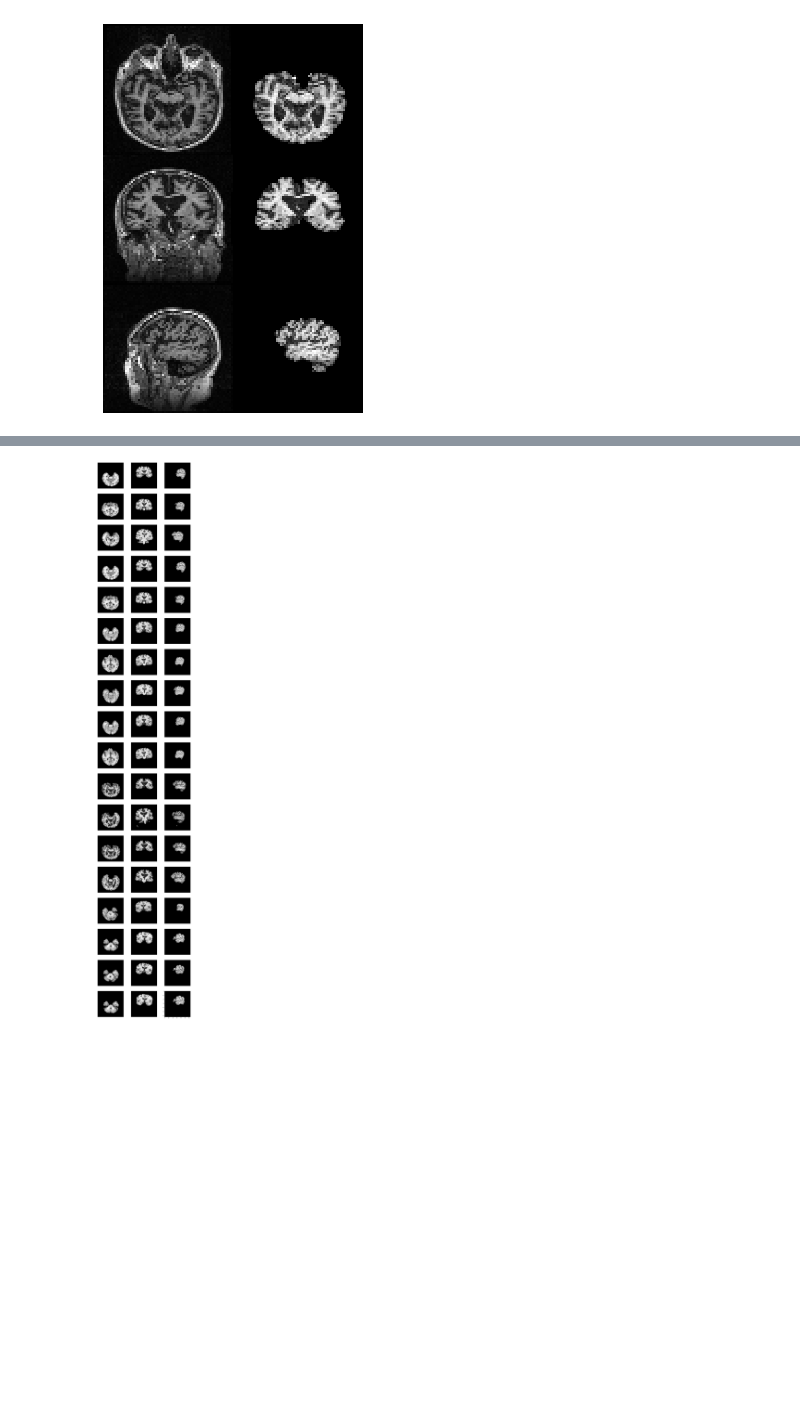
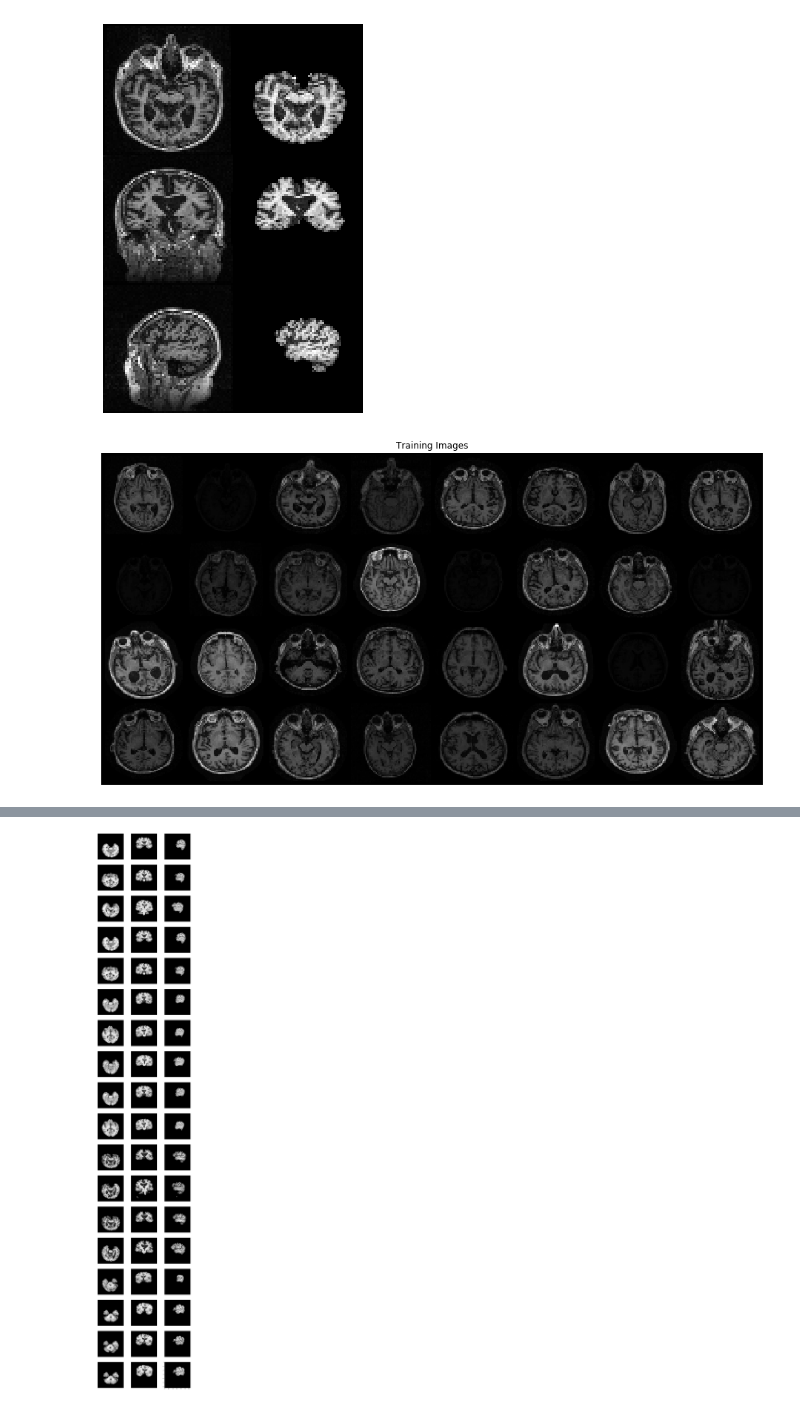
Before and after one commit to sunnywang319/alzheimersdeeplearning, a Jupyter notebook: generateimages.ipynb, the cells around one changed output, grey strips where cells are left out. Cells and saved outputs as stored; diff of their text form; code cells hidden in the pictures; blank space fills up the shorter version.

```diff
--- a/generateimages.ipynb
+++ b/generateimages.ipynb
@@ -2,8 +2,8 @@
 import torch
 import cv2
 import matplotlib.pyplot as plt
-data = torch.load('dataset.pt')
-olddata = torch.load('olddataset.pt')
+data = torch.load('datasets/64skulldataset.pt')
+olddata = torch.load('datasets/64dataset.pt')
 from matplotlib import gridspec
 # %%
 fig = plt.figure(figsize=(8, 12))
@@ -43,6 +43,19 @@ plt.show()
 # %% [output]
 [figure]
 [figure]
+# %%
+import torchvision
+from torch.utils.data import Dataset, DataLoader
+dataloader = DataLoader(olddata, batch_size=32,shuffle=True, num_workers=4)
+batch = next(iter(dataloader))
+plt.figure(figsize=(16,16))
+plt.axis("off")
+plt.title("Training Images")
+plt.imshow(np.transpose(
+    torchvision.utils.make_grid(batch[0][0], padding=2, normalize=True),(1,2,0)))
+plt.show()
+# %% [output]
+[figure, added]
 # %%
 import torchvision
 from torch.utils.data import Dataset, DataLoader
```
Also changed, not shown: parts of 7 cells of this notebook, 4 other files.
